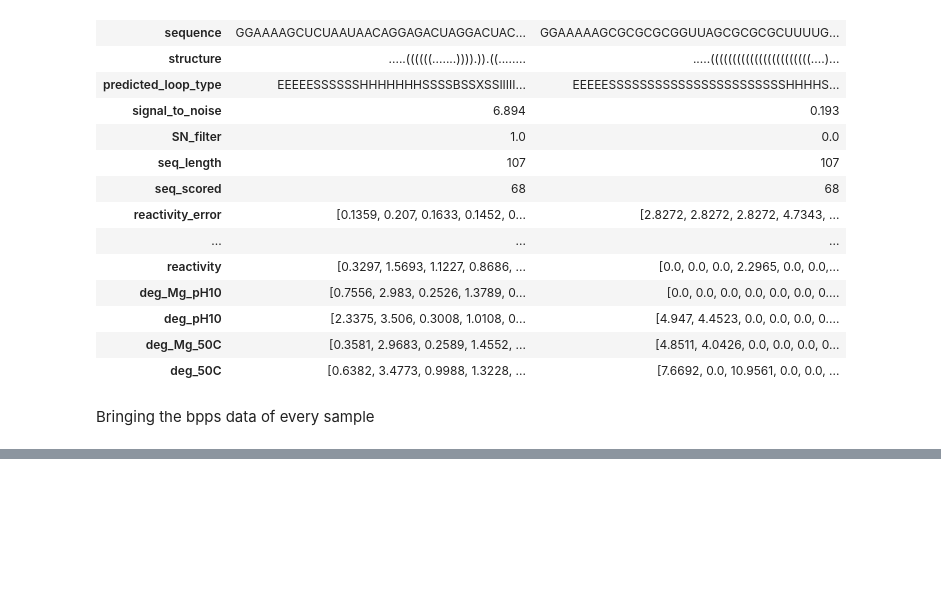
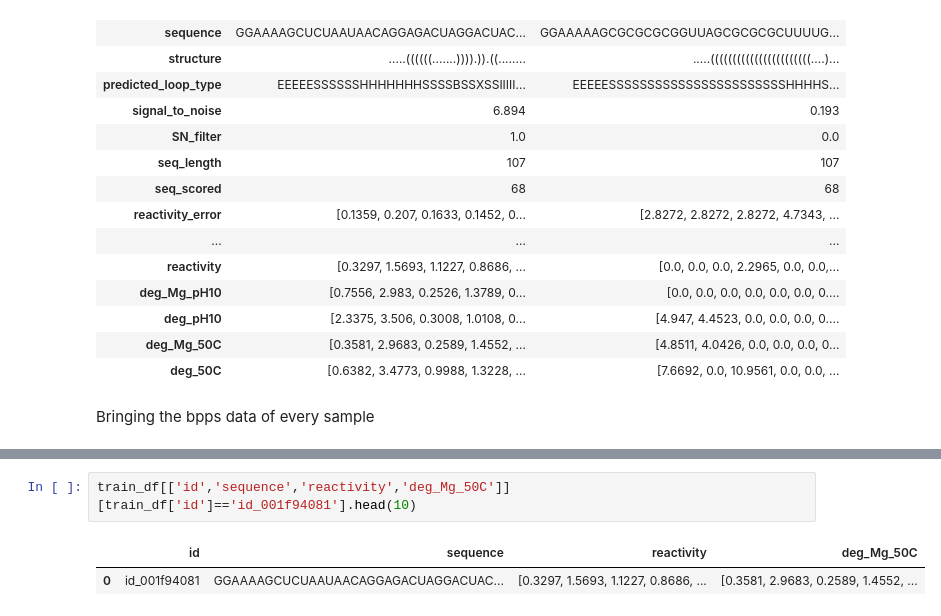
Before and after one commit to sumaniitm/kaggle-mRNA-feature-engineering, a Jupyter notebook: notebook-covid19-mrna.ipynb, the cells around one changed output, grey strips where cells are left out. Saved outputs shown, nothing was run; the diff lists cells and outputs as text; blank space fills up the shorter version.

```diff
--- a/notebook-covid19-mrna.ipynb
+++ b/notebook-covid19-mrna.ipynb
@@ -265,0 +336,5 @@ final_seqn_train_df[final_seqn_train_df['id']=='id_0049f53ba_1']
+# %%
+train_df[['id','sequence','reactivity','deg_Mg_50C']][train_df['id']=='id_001f94081'].head(10)
+# %% [output]
+|  | id | sequence | reactivity | deg_Mg_50C |
+| 0 | id_001f94081 | GGAAAAGCUCUAAUAACAGGAGACUAGGACUAC... | [0.3297, 1.5693, 1.1227, 0.8686, ... | [0.3581, 2.9683, 0.2589, 1.4552, ... |
```
Also changed, not shown: parts of 20 cells of this notebook.
